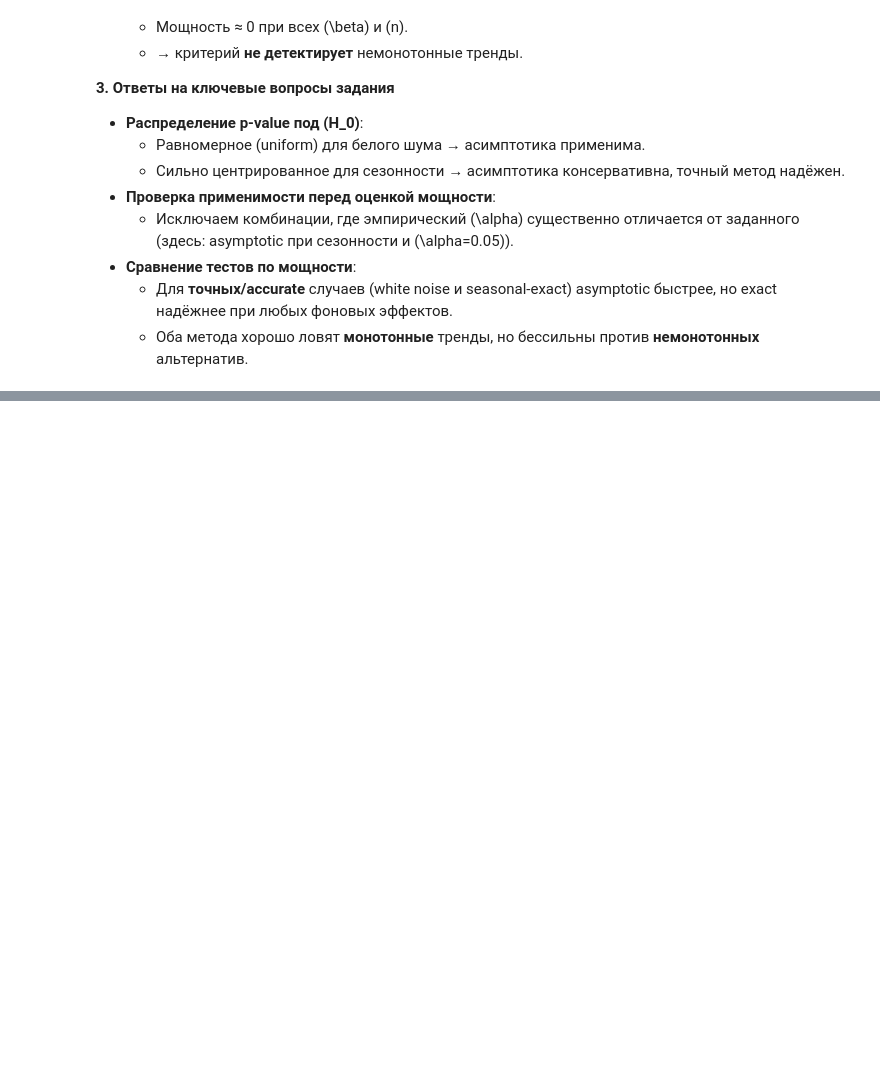
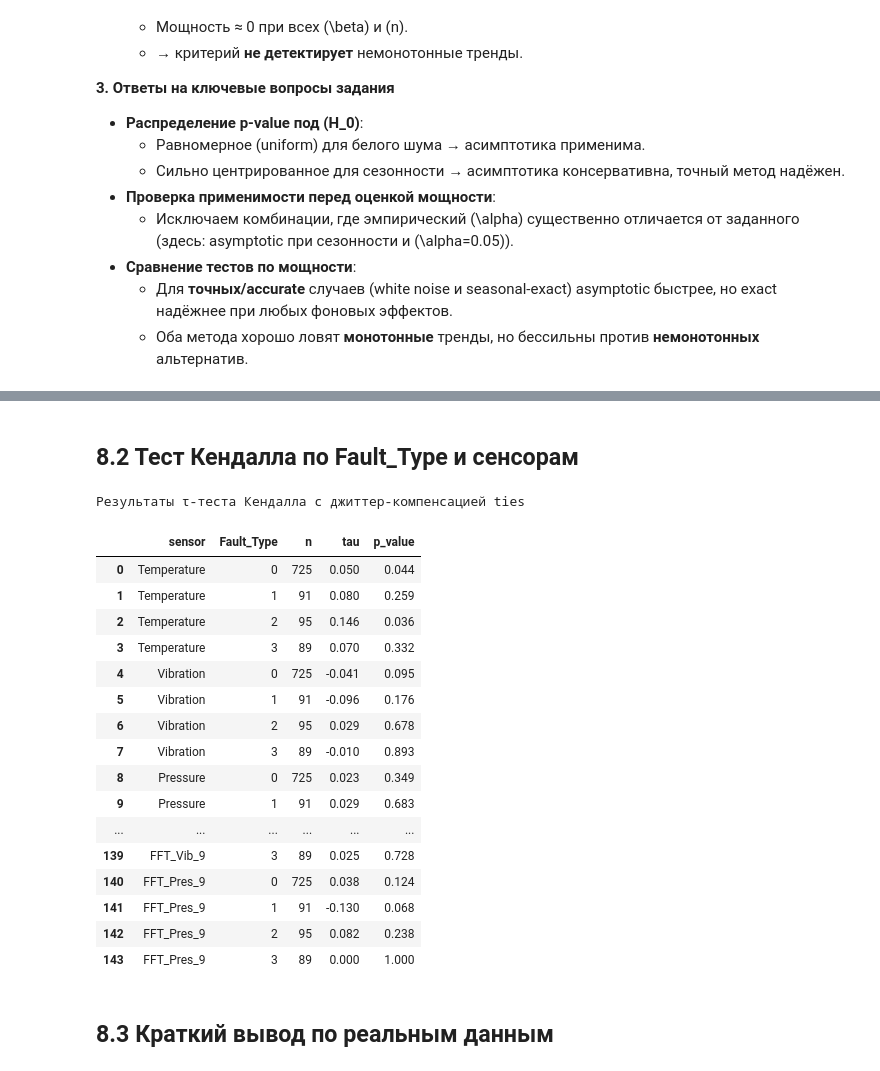
Before and after one commit to Denigmma/Practice_LogBook, a Jupyter notebook: SPBU courses/Statistical analysis/project/Kendall2.ipynb, the cells around one changed output, grey strips where cells are left out. Saved outputs shown, nothing was run; the diff lists cells and outputs as text; code cells hidden in the pictures; blank space fills up the shorter version.

```diff
--- a/SPBU courses/Statistical analysis/project/Kendall2.ipynb
+++ b/SPBU courses/Statistical analysis/project/Kendall2.ipynb
@@ -769,0 +893,56 @@ plt.show()
+# %% [markdown]
+## 8.2 Тест Кендалла по Fault_Type и сенсорам
+# %%
+num_cols = df.select_dtypes(include=[np.number]).columns.tolist()
+sensors = [c for c in num_cols if c != 'Fault_Type']
+
+results = []
+for sensor in sensors:
+    for fault in sorted(df['Fault_Type'].unique()):
+        series = df.loc[df['Fault_Type']==fault, sensor].dropna().values
+        n = len(series)
+        if n < 10:
+            tau, p = np.nan, np.nan
+        else:
+            # джиттер по размаху, чтобы «развязать» повторения
+            span = series.max() - series.min()
+            eps  = 1e-8 * (span if span != 0 else 1.0)
+            series_j = series + np.random.uniform(-eps, eps, size=n)
+            tau, p = kendall_tau_test(series_j, method='asymptotic')
+
+        results.append({
+            'sensor':     sensor,
+            'Fault_Type': fault,
+            'n':          n,
+            'tau':        tau,
+            'p_value':    p
+        })
+
+res_df = pd.DataFrame(results)
+
+display(
+    res_df.style
+          .format({'n':'{:.0f}', 'tau':'{:.3f}', 'p_value':'{:.3f}'})
+          .set_caption("Результаты τ-теста Кендалла с джиттер-компенсацией ties")
+)
+# %% [output]
+Результаты τ-теста Кендалла с джиттер-компенсацией ties
+|  | sensor | Fault_Type | n | tau | p_value |
+| 0 | Temperature | 0 | 725 | 0.050 | 0.044 |
+| 1 | Temperature | 1 | 91 | 0.080 | 0.259 |
+| 2 | Temperature | 2 | 95 | 0.146 | 0.036 |
+| 3 | Temperature | 3 | 89 | 0.070 | 0.332 |
+| 4 | Vibration | 0 | 725 | -0.041 | 0.095 |
+| 5 | Vibration | 1 | 91 | -0.096 | 0.176 |
+| 6 | Vibration | 2 | 95 | 0.029 | 0.678 |
+| 7 | Vibration | 3 | 89 | -0.010 | 0.893 |
+| 8 | Pressure | 0 | 725 | 0.023 | 0.349 |
+| 9 | Pressure | 1 | 91 | 0.029 | 0.683 |
+| ... | ... | ... | ... | ... | ... |
+| 139 | FFT_Vib_9 | 3 | 89 | 0.025 | 0.728 |
+| 140 | FFT_Pres_9 | 0 | 725 | 0.038 | 0.124 |
+| 141 | FFT_Pres_9 | 1 | 91 | -0.130 | 0.068 |
+| 142 | FFT_Pres_9 | 2 | 95 | 0.082 | 0.238 |
+| 143 | FFT_Pres_9 | 3 | 89 | 0.000 | 1.000 |
+# %% [markdown]
+## 8.3 Краткий вывод по реальным данным
```
Also changed, not shown: parts of 16 cells of this notebook.
